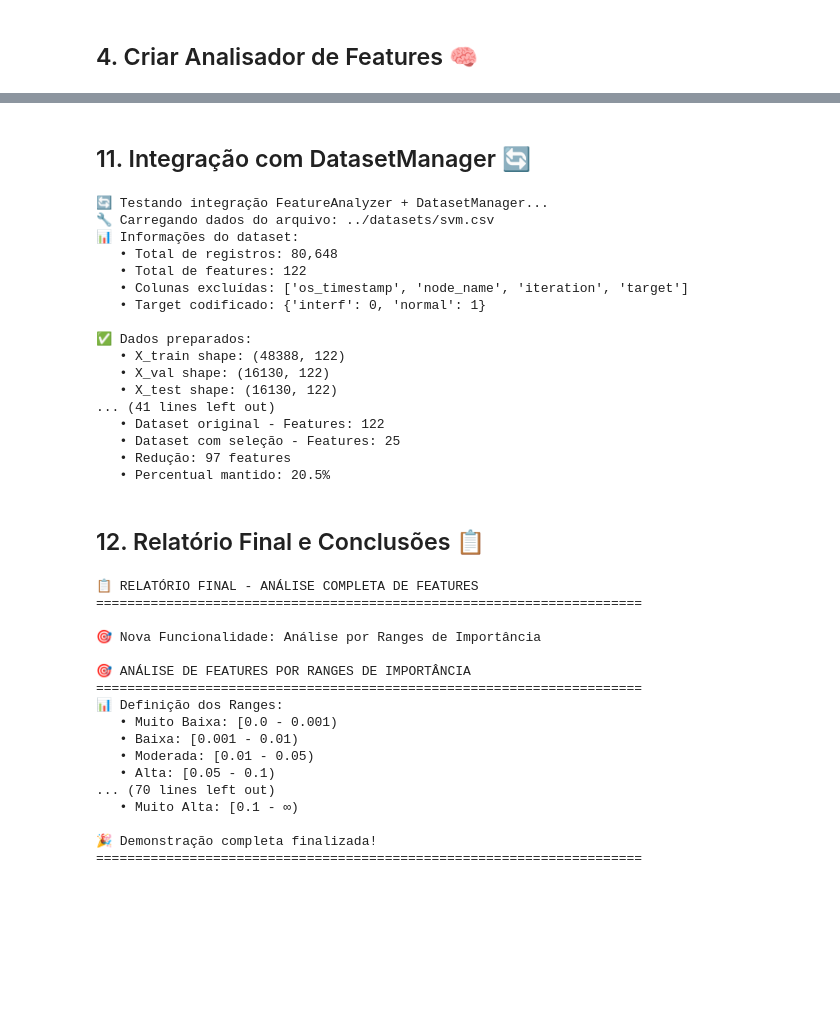
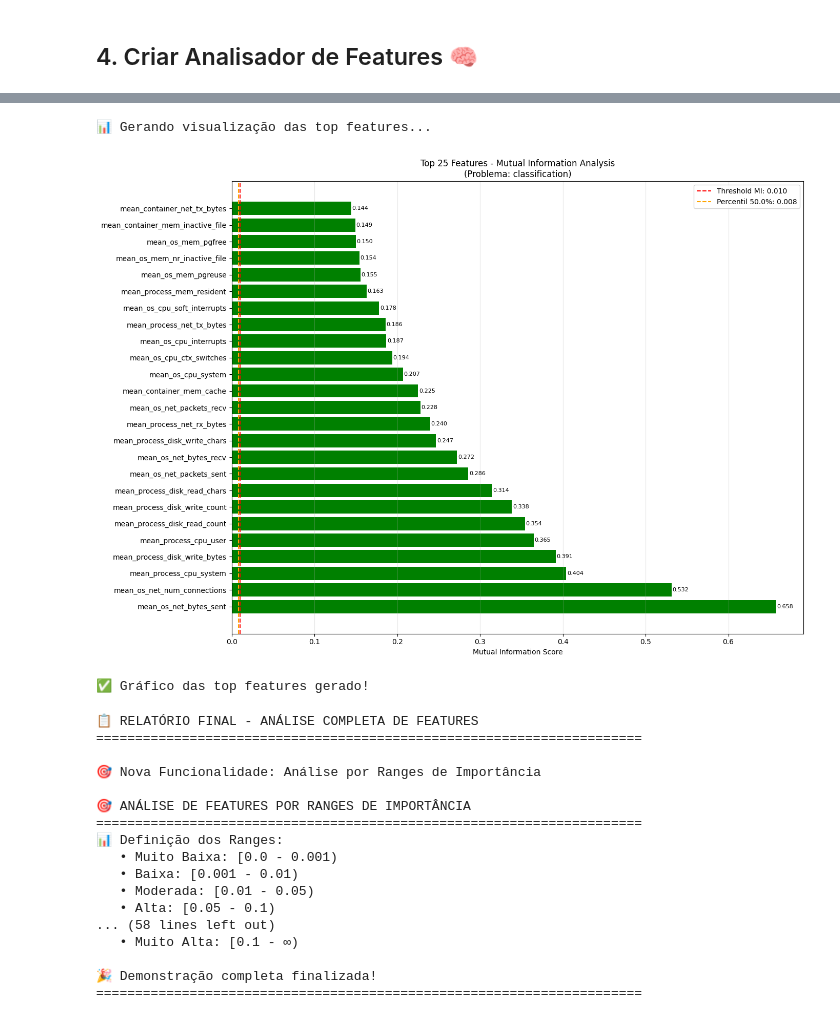
Before and after one commit to leopiresss/analise_kubemon_v2, a Jupyter notebook: scripts/01. analise_features_svm.ipynb, the cells around one changed output, grey strips where cells are left out. Drawn from its saved outputs; the diff is of its cells as text; code cells hidden in the pictures; blank space fills up the shorter version.

```diff
--- a/scripts/01. analise_features_svm.ipynb
+++ b/scripts/01. analise_features_svm.ipynb
@@ -229,58 +153,15 @@ analyzer.imprimir_relatorio()
-# %% [markdown]
-## 11. Integração com DatasetManager 🔄
-# %%
-# Testar integração do FeatureAnalyzer com DatasetManager
-print("🔄 Testando integração FeatureAnalyzer + DatasetManager...")
-
-# Criar novo DatasetManager para teste da integração
-dm_integracao = DatasetManager('svm_integracao_teste')
-
-# Carregar dados novamente
-dm_integracao.carregar_dados_csv(
-    arquivo_csv='../datasets/svm.csv',
-    target_column='target',
-    colunas_excluir=['os_timestamp', 'node_name', 'iteration']
-)
-
-# Usar método integrado para análise de features
-print(f"\n🧠 Executando análise integrada...")
-resultados_integrados = dm_integracao.analisar_features_mutual_information(
-    threshold_mutual_info=0.01,
-    threshold_percentile=80.0,
-    aplicar_selecao=True,  # Aplicar seleção automaticamente
-    metodo_selecao='combined'
-)
-
-print(f"\n✅ Análise integrada concluída!")
-print(f"📊 Informações após seleção automática:")
-dm_integracao.imprimir_informacoes()
-
-# Comparar shapes antes e depois da seleção
-print(f"\n📈 Comparação de shapes:")
-print(f"   • Dataset original - Features: {len(dm.dataset['features'])}")
-print(f"   • Dataset com seleção - Features: {len(dm_integracao.dataset['features'])}")
-print(f"   • Redução: {len(dm.dataset['features']) - len(dm_integracao.dataset['features'])} features")
-print(f"   • Percentual mantido: {len(dm_integracao.dataset['features'])/len(dm.dataset['features'])*100:.1f}%")
-# %% [output]
-🔄 Testando integração FeatureAnalyzer + DatasetManager...
-🔧 Carregando dados do arquivo: ../datasets/svm.csv
-📊 Informações do dataset:
-   • Total de registros: 80,648
-   • Total de features: 122
-   • Colunas excluídas: ['os_timestamp', 'node_name', 'iteration', 'target']
-   • Target codificado: {'interf': 0, 'normal': 1}
-
-✅ Dados preparados:
-   • X_train shape: (48388, 122)
-   • X_val shape: (16130, 122)
-   • X_test shape: (16130, 122)
-... (41 lines left out)
-   • Dataset original - Features: 122
-   • Dataset com seleção - Features: 25
-   • Redução: 97 features
-   • Percentual mantido: 20.5%
-# %% [markdown]
-## 12. Relatório Final e Conclusões 📋
+# %%
+# Plotar gráfico de barras das top features
+print("📊 Gerando visualização das top features...")
+
+# Plotar top 25 features com mutual information
+analyzer.plotar_mutual_information(top_n=25, figsize=(14, 10))
+
+print("✅ Gráfico das top features gerado!")
+# %% [output]
+📊 Gerando visualização das top features...
+[figure, added]
+✅ Gráfico das top features gerado!
 # %%
 # Relatório final e demonstração da nova funcionalidade de ranges
 print("📋 RELATÓRIO FINAL - ANÁLISE COMPLETA DE FEATURES")
@@ -294,19 +175,10 @@ analyzer.imprimir_analise_ranges()
 
 print(f"\n📊 Testando seleção por categorias:")
 
-# Selecionar features de alta importância
-features_alta_importancia = analyzer.selecionar_features_por_categoria(['Alta', 'Muito Alta'])
 
 # Selecionar features de importância moderada ou superior
-features_moderada_superior = analyzer.selecionar_features_por_categoria(['Moderada', 'Alta', 'Muito Alta'])
+features = analyzer.selecionar_features_por_categoria(['Baixa', 'Moderada', 'Alta'])
 
-# Selecionar apenas features de importância muito alta (se houver)
-features_muito_alta = analyzer.selecionar_features_por_categoria(['Muito Alta'])
-
-print(f"\n🎯 Recomendações de Uso:")
-print(f"   • Para modelos simples: Use features de categoria 'Alta' e 'Muito Alta' ({len(features_alta_importancia)} features)")
-print(f"   • Para modelos robustos: Use features 'Moderada' ou superior ({len(features_moderada_superior)} features)")
-print(f"   • Para máxima performance: Foque nas features 'Muito Alta' ({len(features_muito_alta)} features)")
 
 print(f"\n✅ Análise de features por ranges implementada com sucesso!")
 print(f"📈 Ranges definidos:")
@@ -331,7 +203,7 @@ print("=" * 70)
    • Baixa: [0.001 - 0.01)
    • Moderada: [0.01 - 0.05)
    • Alta: [0.05 - 0.1)
-... (70 lines left out)
+... (58 lines left out)
    • Muito Alta: [0.1 - ∞)
 
 🎉 Demonstração completa finalizada!
```
Also changed, not shown: parts of 11 cells of this notebook, 3 other files.
